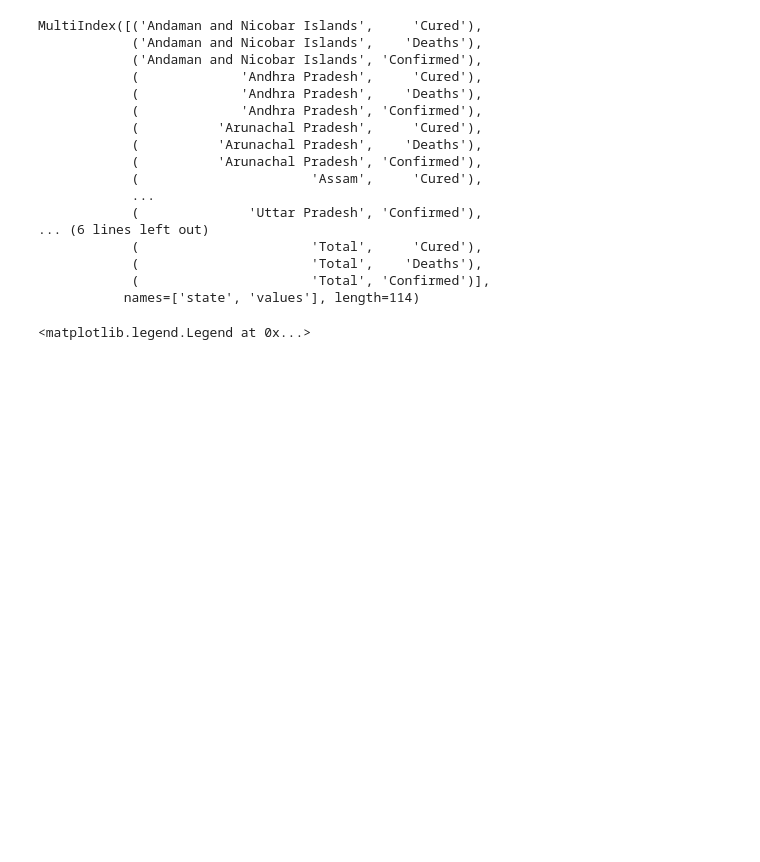
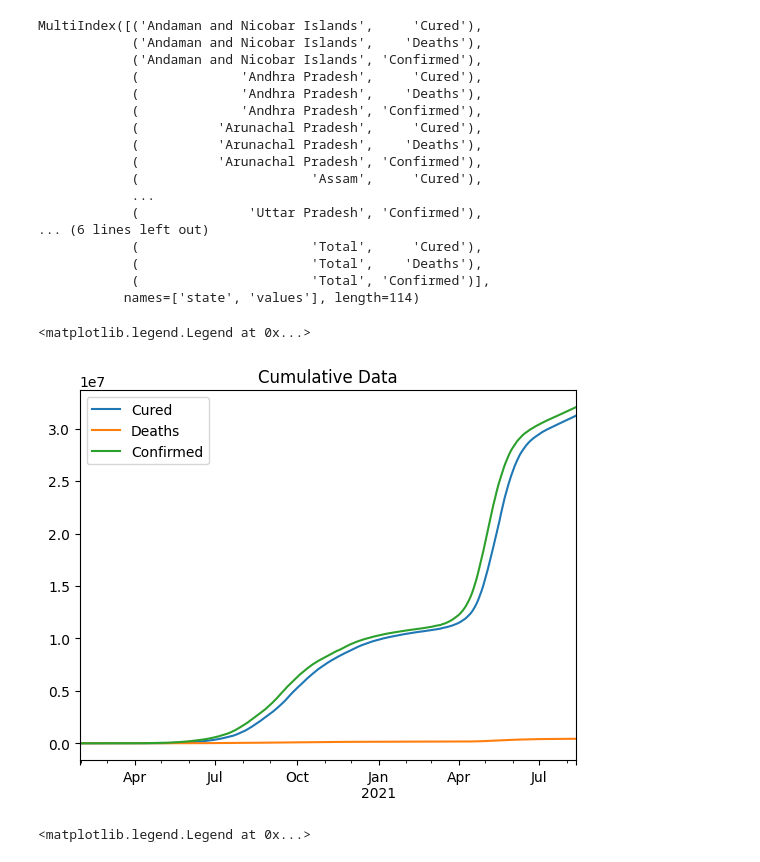
Before and after one commit to dharaneishvc/Time-Series-Covid-19-India, a Jupyter notebook: Covid19-India-Analysis.ipynb, the cells around one changed output. Cells and saved outputs as stored; diff of their text form; code cells hidden in the pictures; blank space fills up the shorter version.

```diff
--- a/Covid19-India-Analysis.ipynb
+++ b/Covid19-India-Analysis.ipynb
@@ -199,6 +199,13 @@ MultiIndex([('Andaman and Nicobar Islands',     'Cured'),
             (                      'Total',    'Deaths'),
             (                      'Total', 'Confirmed')],
            names=['state', 'values'], length=114)
+# %%
+dfk['Total'].plot()
+plt.title("Cumulative Data")
+plt.legend()
+# %% [output]
+<matplotlib.legend.Legend at 0x...>
+[figure, added]
 # %%
 dfk = dfk - dfk.shift(1).fillna(0)
 # %%
```
